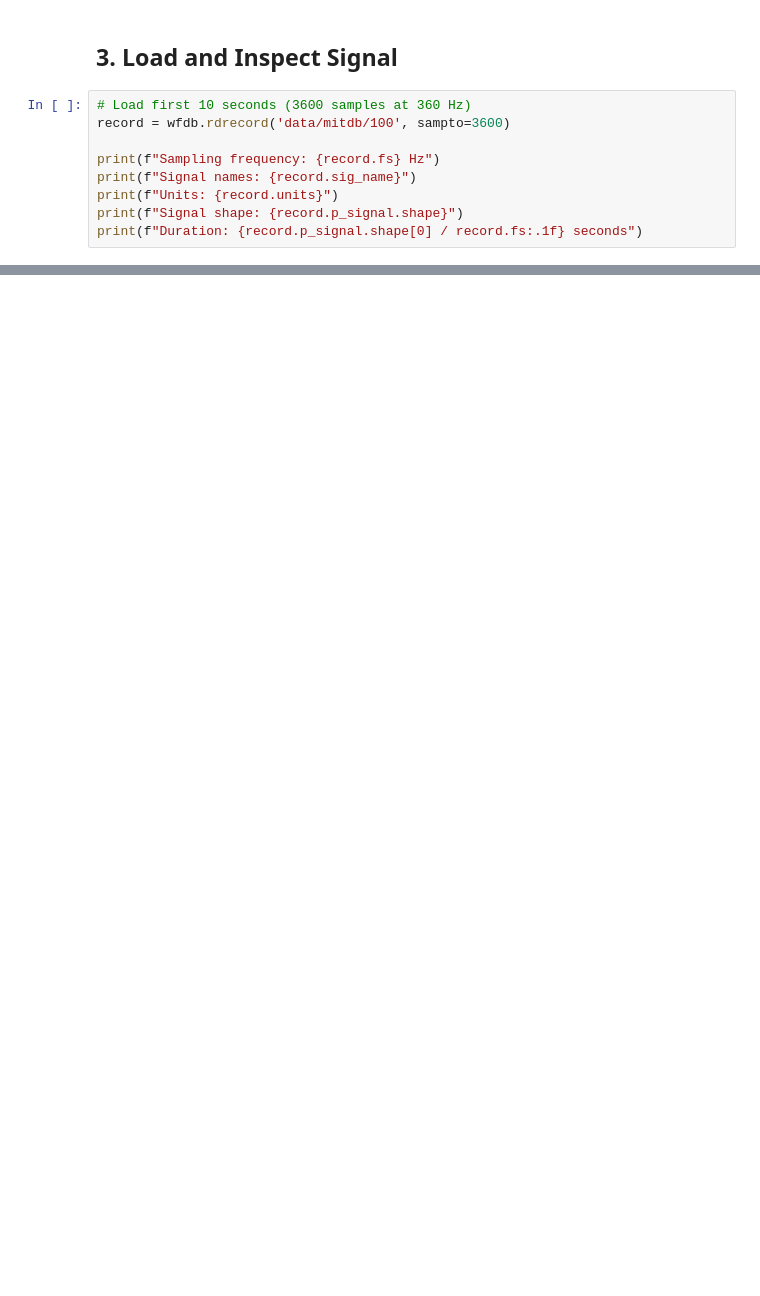
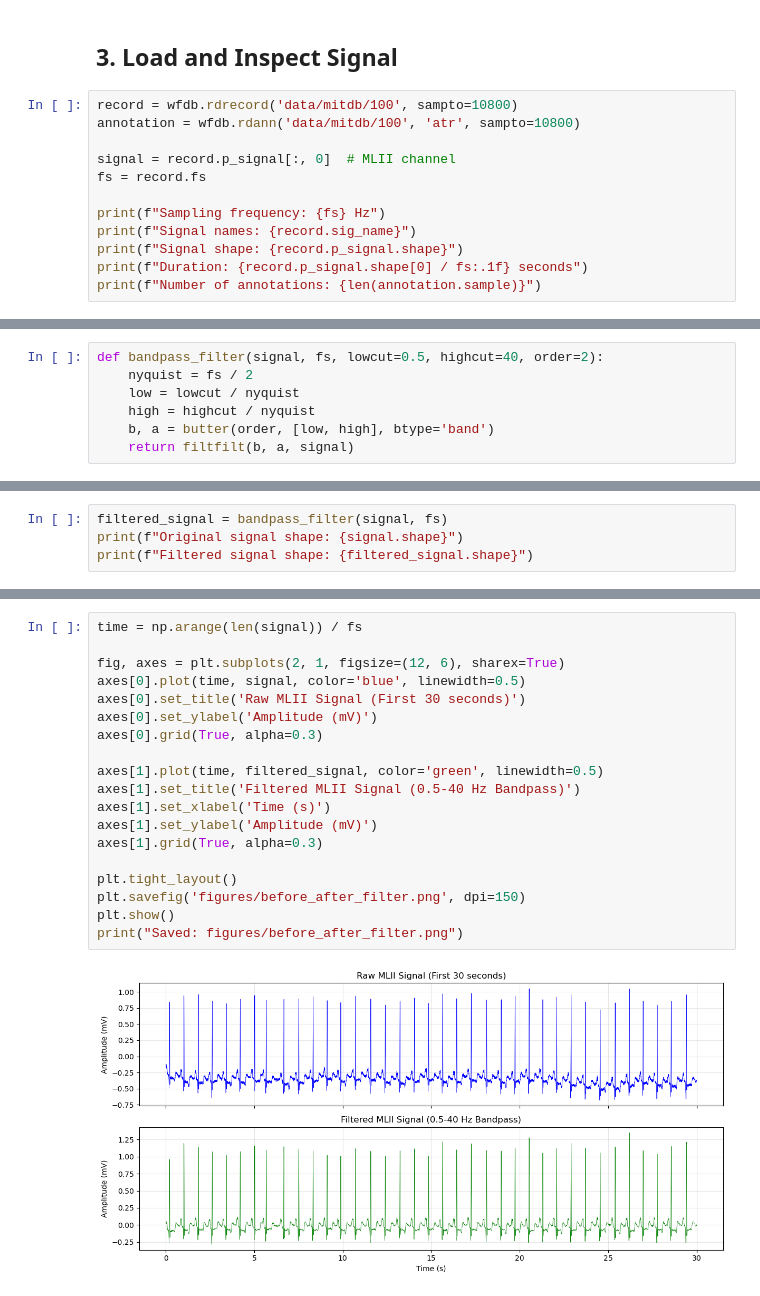
Before and after one commit to arapkirui513-hub/ecg-arrhythmia-detector, a Jupyter notebook: notebooks/01_ecg_explore.ipynb, the cells around one changed output, grey strips where cells are left out. Cells and saved outputs as stored; diff of their text form; blank space fills up the shorter version.

```diff
--- a/notebooks/01_ecg_explore.ipynb
+++ b/notebooks/01_ecg_explore.ipynb
@@ -23,11 +34,14 @@ wfdb.dl_files('mitdb', dl_dir='data/mitdb', records=['100'])
 # %% [markdown]
 ## 3. Load and Inspect Signal
 # %%
-# Load first 10 seconds (3600 samples at 360 Hz)
-record = wfdb.rdrecord('data/mitdb/100', sampto=3600)
+record = wfdb.rdrecord('data/mitdb/100', sampto=10800)
+annotation = wfdb.rdann('data/mitdb/100', 'atr', sampto=10800)
 
-print(f"Sampling frequency: {record.fs} Hz")
+signal = record.p_signal[:, 0]  # MLII channel
+fs = record.fs
+
+print(f"Sampling frequency: {fs} Hz")
 print(f"Signal names: {record.sig_name}")
-print(f"Units: {record.units}")
 print(f"Signal shape: {record.p_signal.shape}")
-print(f"Duration: {record.p_signal.shape[0] / record.fs:.1f} seconds")
+print(f"Duration: {record.p_signal.shape[0] / fs:.1f} seconds")
+print(f"Number of annotations: {len(annotation.sample)}")
@@ -84,0 +56,7 @@ plt.show()
+# %%
+def bandpass_filter(signal, fs, lowcut=0.5, highcut=40, order=2):
+    nyquist = fs / 2
+    low = lowcut / nyquist
+    high = highcut / nyquist
+    b, a = butter(order, [low, high], btype='band')
+    return filtfilt(b, a, signal)
@@ -84,0 +65,4 @@ plt.show()
+# %%
+filtered_signal = bandpass_filter(signal, fs)
+print(f"Original signal shape: {signal.shape}")
+print(f"Filtered signal shape: {filtered_signal.shape}")
@@ -84,0 +74,21 @@ plt.show()
+# %%
+time = np.arange(len(signal)) / fs
+
+fig, axes = plt.subplots(2, 1, figsize=(12, 6), sharex=True)
+axes[0].plot(time, signal, color='blue', linewidth=0.5)
+axes[0].set_title('Raw MLII Signal (First 30 seconds)')
+axes[0].set_ylabel('Amplitude (mV)')
+axes[0].grid(True, alpha=0.3)
+
+axes[1].plot(time, filtered_signal, color='green', linewidth=0.5)
+axes[1].set_title('Filtered MLII Signal (0.5-40 Hz Bandpass)')
+axes[1].set_xlabel('Time (s)')
+axes[1].set_ylabel('Amplitude (mV)')
+axes[1].grid(True, alpha=0.3)
+
+plt.tight_layout()
+plt.savefig('figures/before_after_filter.png', dpi=150)
+plt.show()
+print("Saved: figures/before_after_filter.png")
+# %% [output]
+[figure, added]
```
Also changed, not shown: parts of 37 cells of this notebook, 7 other files.
